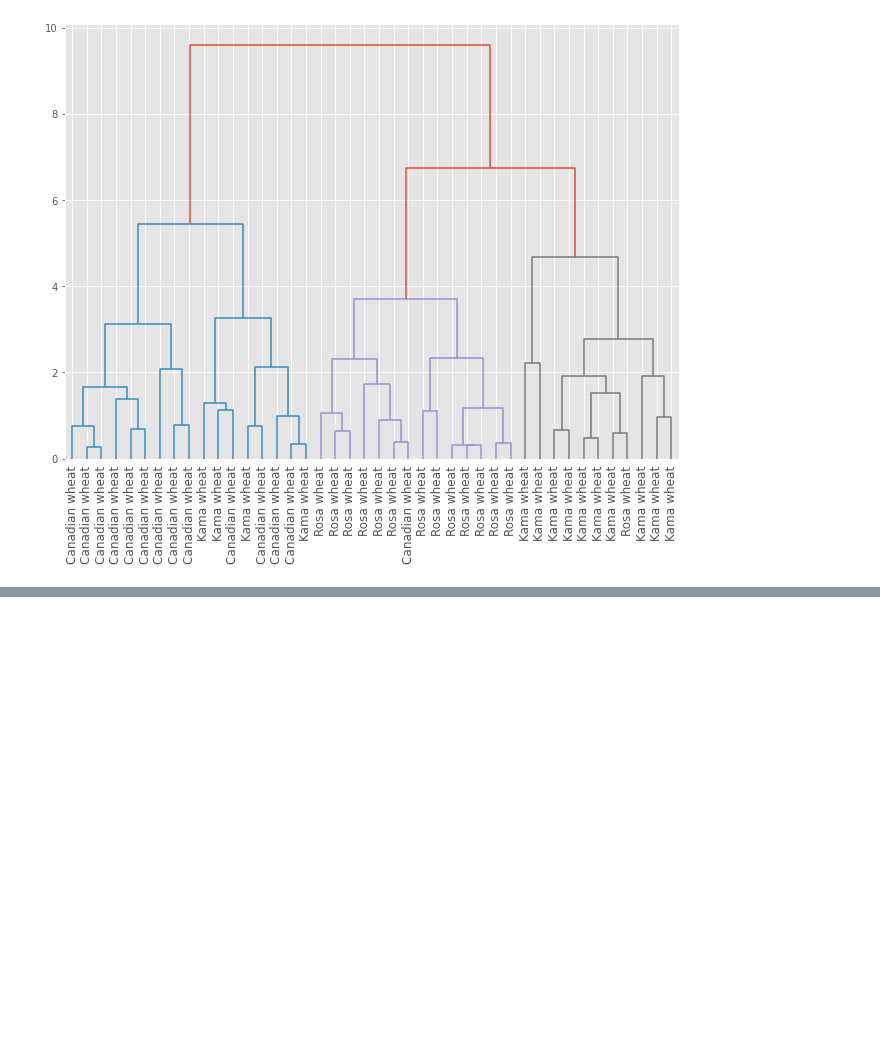
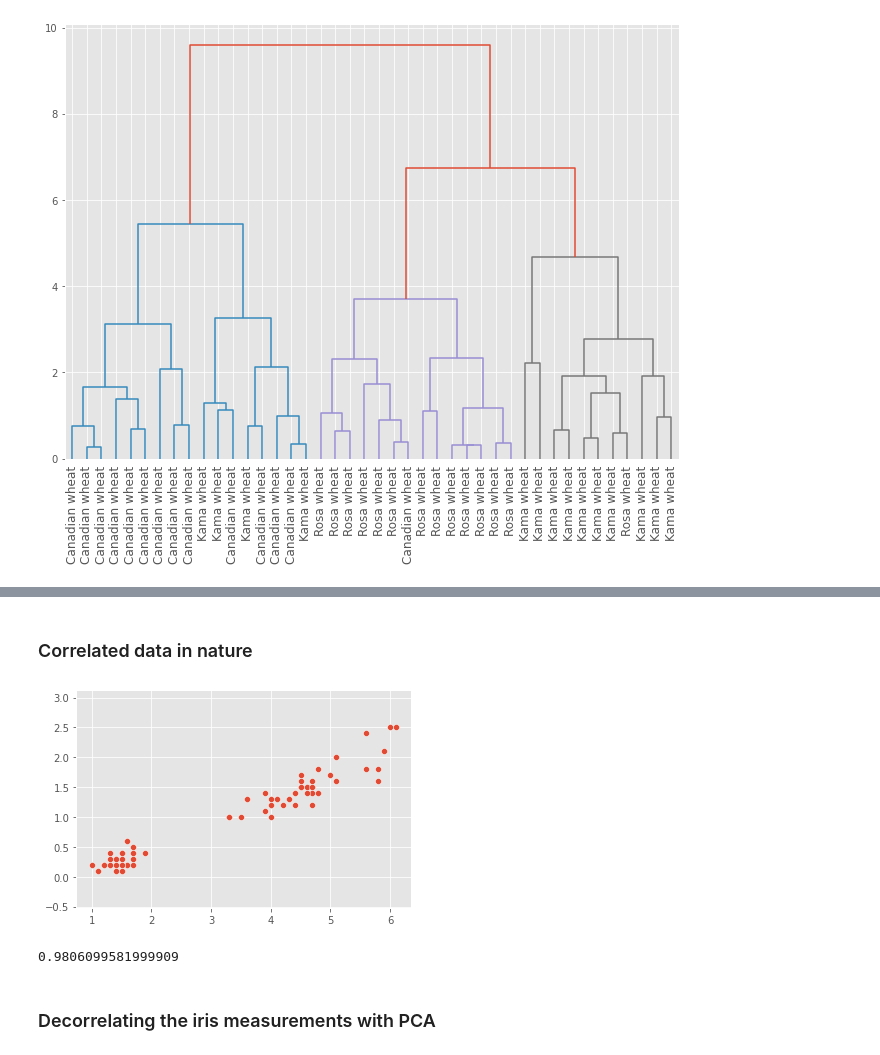
Before and after one commit to nikotinus/UnsupervisedLearning, a Jupyter notebook: Unsupervised Learning - Clustering.ipynb, the cells around one changed output, grey strips where cells are left out. Drawn from its saved outputs; the diff is of its cells as text; code cells hidden in the pictures; blank space fills up the shorter version.

```diff
--- a/Unsupervised Learning - Clustering.ipynb
+++ b/Unsupervised Learning - Clustering.ipynb
@@ -376,0 +497,2 @@ plt.show()
+# %% [markdown]
+### Correlated data in nature
@@ -376,0 +502,11 @@ plt.show()
+# %%
+# Assign petal length and petal width
+length = iris.data[:,2]
+width = iris.data[:,3]
+# %%
+# Scatter plot: Length Vs Width
+_ = sns.scatterplot(x = length, y = width)
+_ = plt.axis('equal')
+_ = plt.show()
+# %% [output]
+[figure, added]
@@ -376,0 +516,7 @@ plt.show()
+# %%
+# Display the correlation
+print(correlation)
+# %% [output]
+0.9806099581999909
+# %% [markdown]
+### Decorrelating the iris measurements with PCA
```
Also changed, not shown: parts of 57 cells of this notebook.
